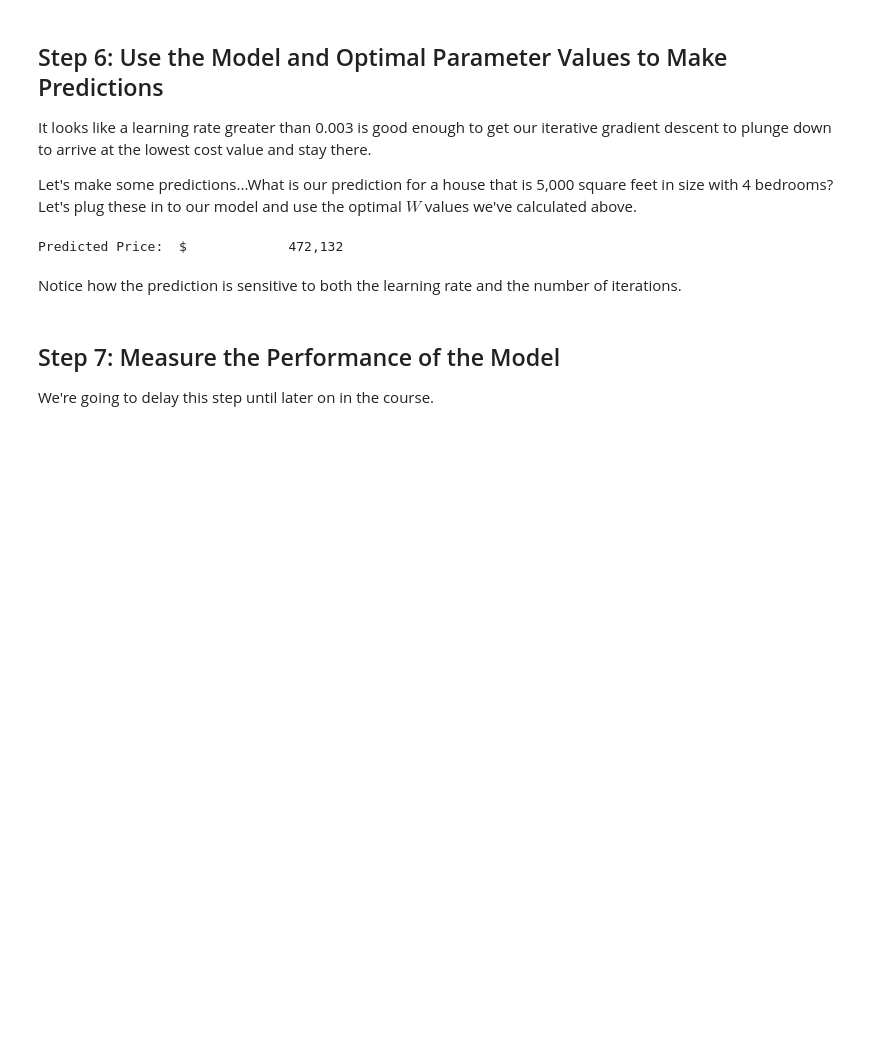
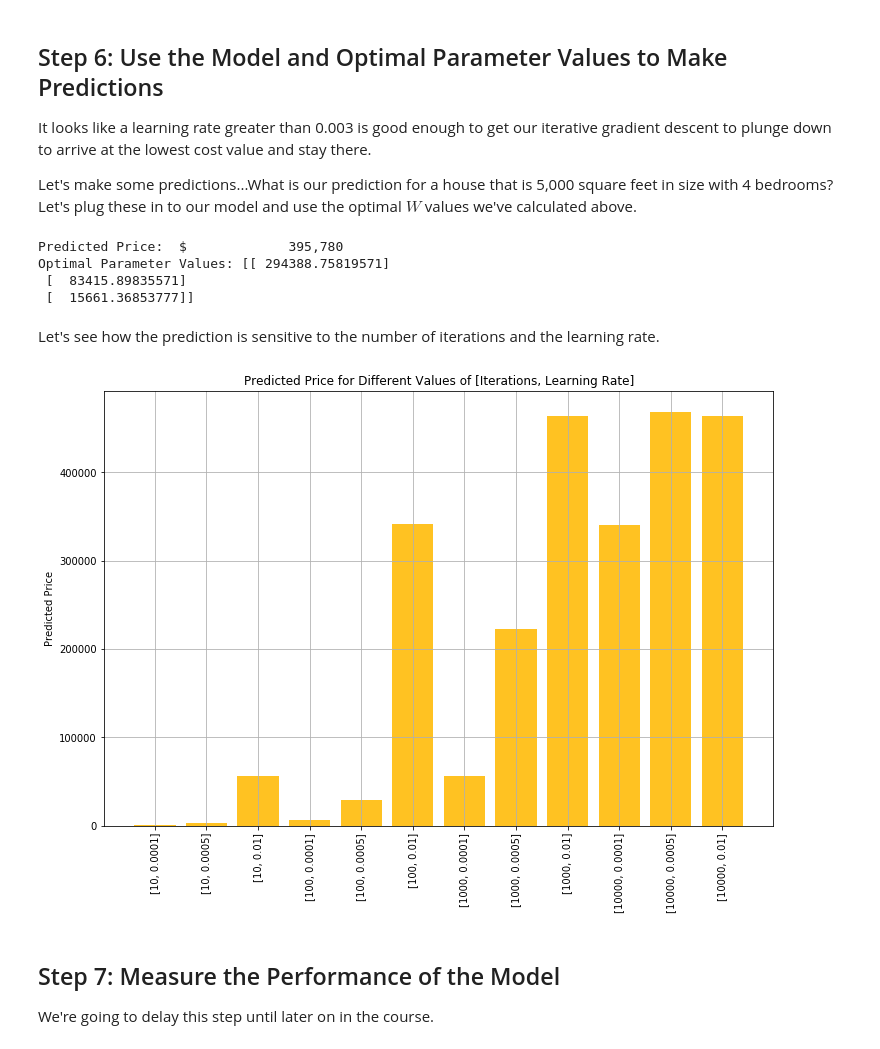
Before and after one commit to elizlajeunesse/MLCourse, a Jupyter notebook: Notebooks/Regression-With-Multiple-Features.ipynb, the cells around one changed output. Cells and saved outputs as stored; diff of their text form; code cells hidden in the pictures; blank space fills up the shorter version.

```diff
--- a/Notebooks/Regression-With-Multiple-Features.ipynb
+++ b/Notebooks/Regression-With-Multiple-Features.ipynb
@@ -360,7 +371,7 @@ Let's make some predictions...What is our prediction for a house that is 5,000 s
 # %%
 # Change size and num_bedrooms to make distinct predictions
 size = 3000
-num_bedrooms = 4
+num_bedrooms = 3
 
 # Remember we've run the model using rescaled house sizes and number of bedrooms
 # So we should scale the inputs down and then scale the prediction up when we're done
@@ -370,15 +381,73 @@ beds_scaled = (num_bedrooms - data2.mean()[1])/data2.std()[1]
 # This is our model -- we're just using it here to make a calculation
 pred_price = (W_opt[0] * 1) + (W_opt[1] * size_scaled) + (W_opt[2] * beds_scaled)
 
-# Now we re-re-scale the price to convert it back to the right order of magnitude
-#pred_price_real = (pred_price * data2.std()[2]) + data2.mean()[2]
-
 # Format and print the result
 print("Predicted Price: ", '${:20,.0f}'.format(math.ceil(pred_price)))
+print("Optimal Parameter Values: {}".format(W_opt))
 # %% [output]
-Predicted Price:  $             472,132
+Predicted Price:  $             395,780
+Optimal Parameter Values: [[ 294388.75819571]
+ [  83415.89835571]
+ [  15661.36853777]]
 # %% [markdown]
-Notice how the prediction is sensitive to both the learning rate and the number of iterations.
+Let's see how the prediction is sensitive to the number of iterations and the learning rate.
+# %%
+# Try different values
+n_iters = [10, 100, 1000, 10000]
+l_rate = [0.0001, 0.0005, 0.01]
+
+# Keep these the same
+sq_ft = 3000
+rooms = 5
+
+# get it into the right format to plug into the gradient descent function
+combos_list = []
+for i in range(len(n_iters)):
+    for j in range(len(l_rate)):
+        combos_list.append([n_iters[i], l_rate[j]])
+
+# Run gradient descent on all the different combinations
+gdResults = [gradientDescent(X, y, \
+                             W_init, combos_list[i][0], combos_list[i][1]) for i in range(len(combos_list))]
+
+# Here are the optimal parameter values for these settings
+W_values = [gdResults[i][0] for i in range(len(gdResults))]
+
+# Price for each set of optimal values
+# Remember we've run the model using rescaled house sizes and number of bedrooms
+# So we should scale the inputs down and then scale the prediction up when we're done
+size_scaled = (sq_ft - data2.mean()[0])/data2.std()[0]
+beds_scaled = (rooms - data2.mean()[1])/data2.std()[1]
+
+# This is our model -- we're just using it here to make a calculation
+pred_prices = [(W_values[i][0] * 1) + (W_values[i][1] * size_scaled) + (W_values[i][2] * beds_scaled) \
+              for i in range(len(W_values))]
+
+# Convert pred_prices from a list of matrices into a simple list
+# This makes it suitable for plotting
+prices_out = np.array(pred_prices).reshape(1,-1).squeeze()
+
+#print(combos_list)
+
+# Format and print the result
+#[print("Predicted Price: ", '${:6,.0f}'.format(math.ceil(pred_price))) for pred_price in pred_prices]
+
+# Plot the results
+fig,ax = plt.subplots(figsize=(12,8))
+# Define the number of the bars
+x_pos = list(range(len(combos_list)))
+# Set the bar labels
+bar_labels = combos_list
+ax.bar(x_pos, prices_out, width=0.8, color='#FFC222')
+# set axes labels and title
+plt.ylabel('Predicted Price')
+plt.xticks(x_pos, bar_labels, rotation=90)
+plt.title('Predicted Price for Different Values of [Iterations, Learning Rate]')
+# add a grid
+plt.grid()
+plt.show()
+# %% [output]
+[figure, added]
 # %% [markdown]
 ## Step 7: Measure the Performance of the Model
 
```
Also changed, not shown: parts of 20 cells of this notebook, 7 other files.
